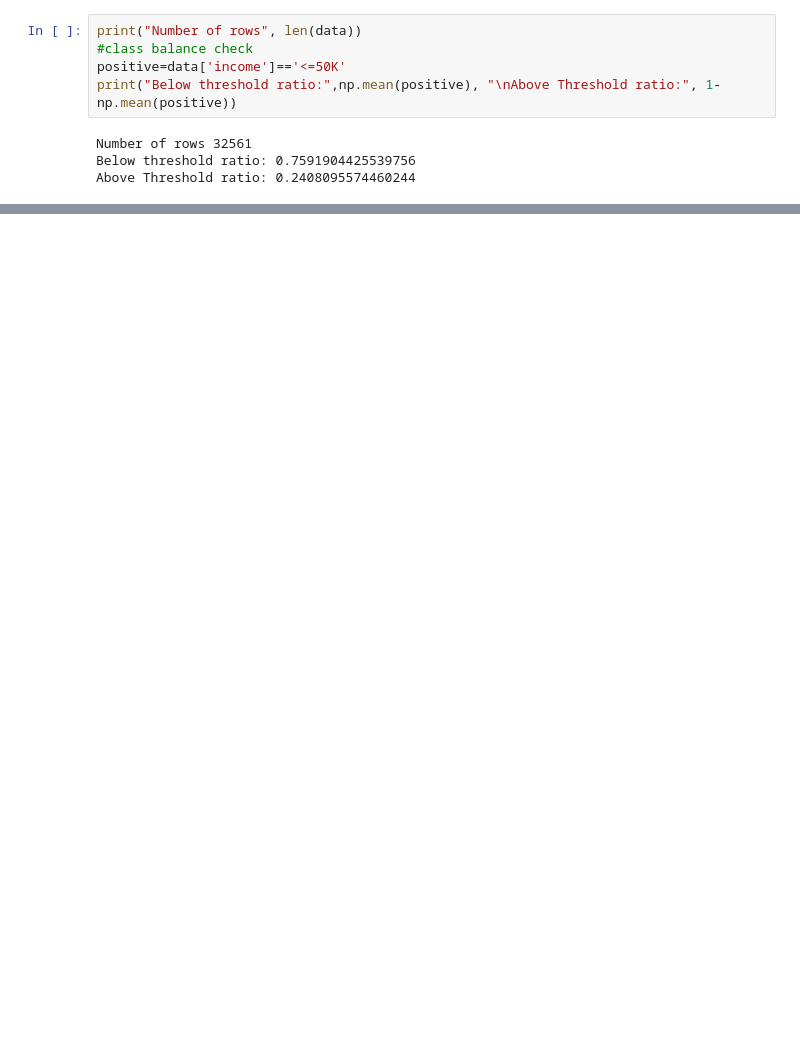
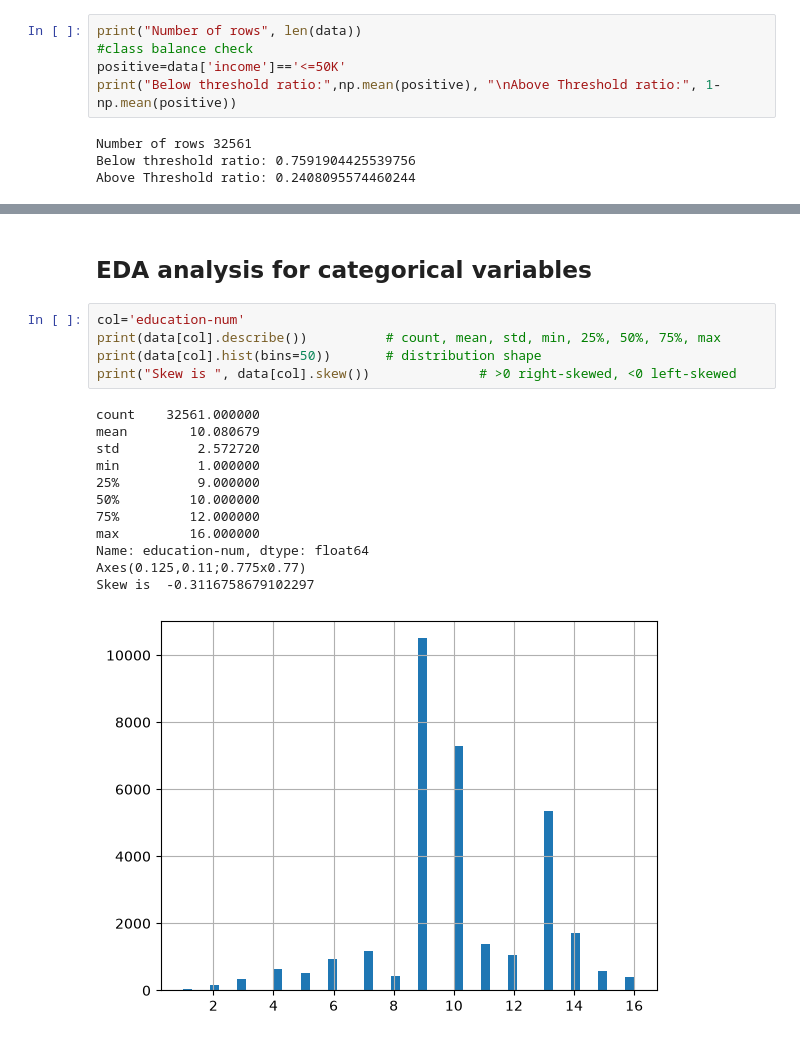
Before and after one commit to TuringsMachine/S30-Capstone, a Jupyter notebook: EDA.ipynb, the cells around one changed output, grey strips where cells are left out. Cells and saved outputs as stored; diff of their text form; blank space fills up the shorter version.

```diff
--- a/EDA.ipynb
+++ b/EDA.ipynb
@@ -52,0 +92,20 @@ plt.show()
+# %% [markdown]
+## EDA analysis for categorical variables
+# %%
+col='education-num'
+print(data[col].describe())          # count, mean, std, min, 25%, 50%, 75%, max
+print(data[col].hist(bins=50))       # distribution shape
+print("Skew is ", data[col].skew())              # >0 right-skewed, <0 left-skewed
+# %% [output]
+count    32561.000000
+mean        10.080679
+std          2.572720
+min          1.000000
+25%          9.000000
+50%         10.000000
+75%         12.000000
+max         16.000000
+Name: education-num, dtype: float64
+Axes(0.125,0.11;0.775x0.77)
+Skew is  -0.3116758679102297
+[figure, added]
```
Also changed, not shown: parts of 23 cells of this notebook, 1 other file.
